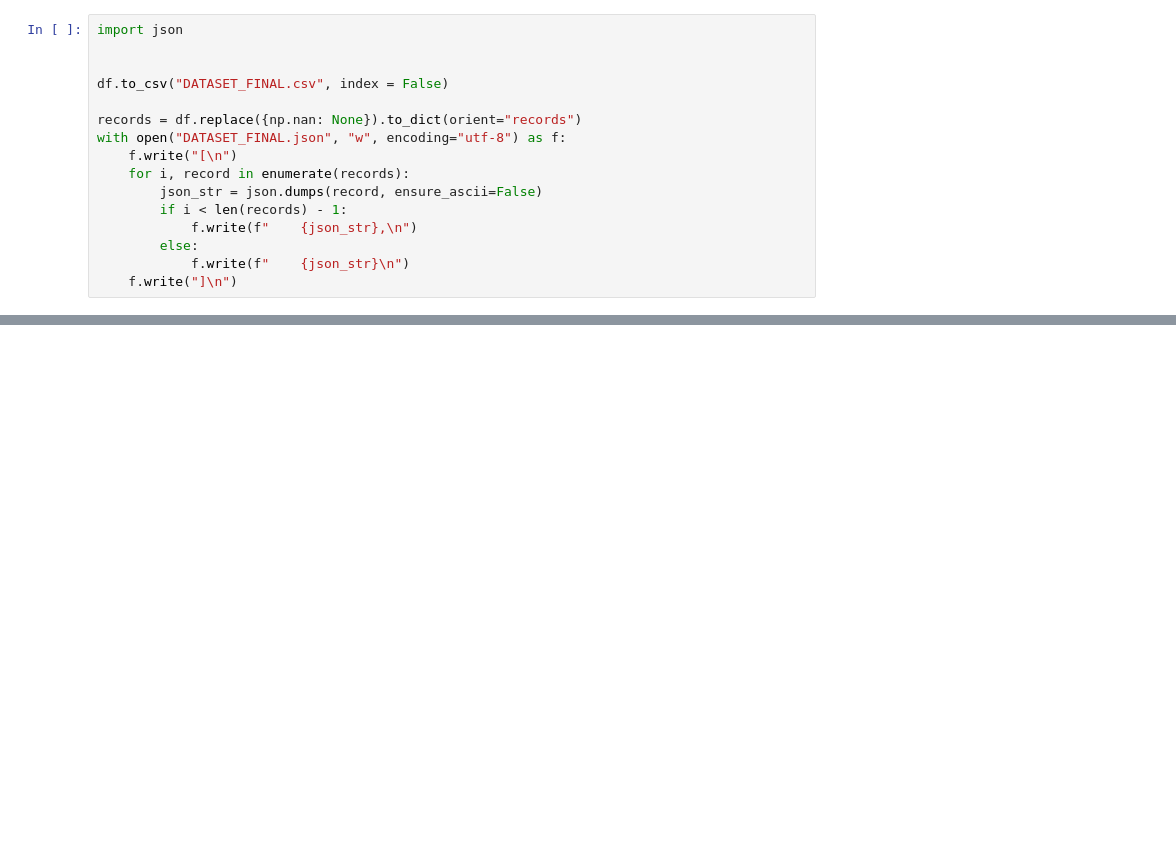
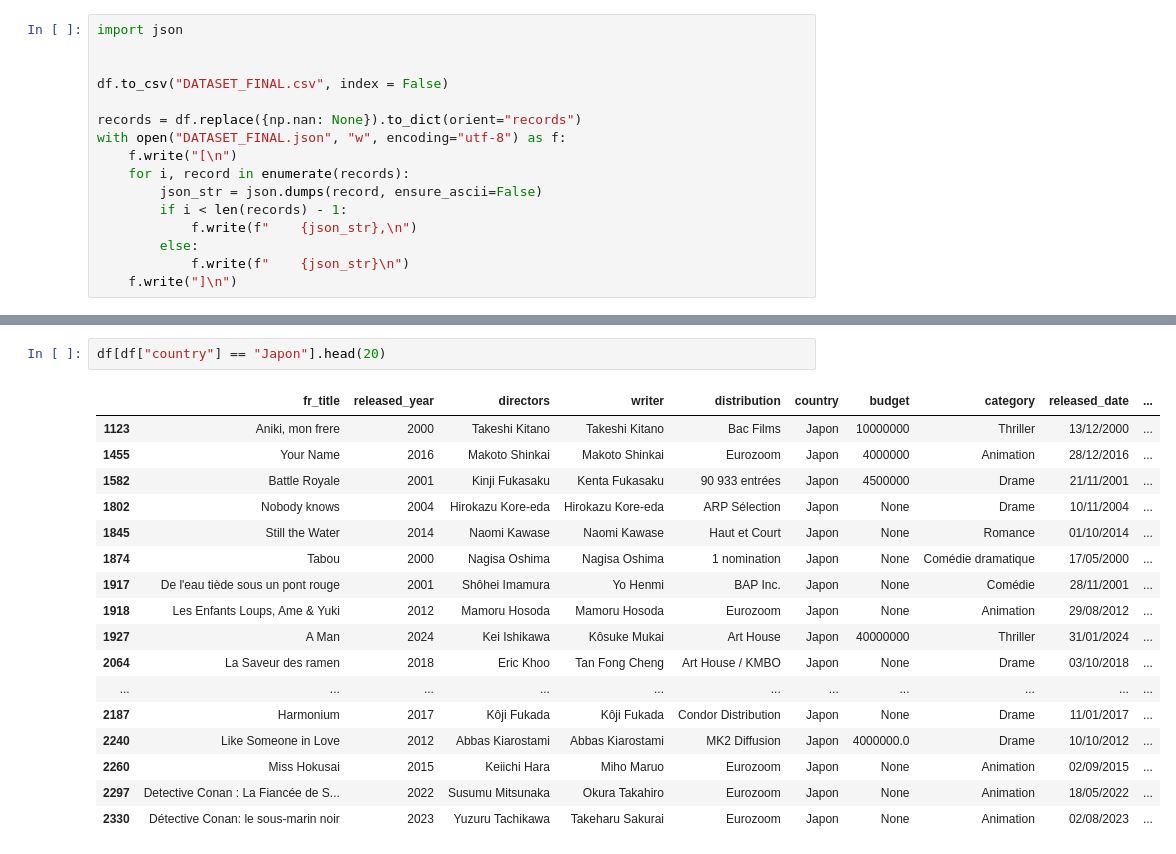
Before and after one commit to haceneZERROUK/MLrecap_Model, a Jupyter notebook: 2.data_complete.ipynb, the cells around one changed output, grey strips where cells are left out. Cells and saved outputs as stored; diff of their text form; blank space fills up the shorter version.

```diff
--- a/2.data_complete.ipynb
+++ b/2.data_complete.ipynb
@@ -297,0 +463,20 @@ with open("DATASET_FINAL.json", "w", encoding="utf-8") as f:
+# %%
+df[df["country"] == "Japon"].head(20)
+# %% [output]
+|  | fr_title | released_year | directors | writer | distribution | country | budget | category | released_date | ... |
+| 1123 | Aniki, mon frere | 2000 | Takeshi Kitano | Takeshi Kitano | Bac Films | Japon | 10000000 | Thriller | 13/12/2000 | ... |
+| 1455 | Your Name | 2016 | Makoto Shinkai | Makoto Shinkai | Eurozoom | Japon | 4000000 | Animation | 28/12/2016 | ... |
+| 1582 | Battle Royale | 2001 | Kinji Fukasaku | Kenta Fukasaku | 90 933 entrées | Japon | 4500000 | Drame | 21/11/2001 | ... |
+| 1802 | Nobody knows | 2004 | Hirokazu Kore-eda | Hirokazu Kore-eda | ARP Sélection | Japon | None | Drame | 10/11/2004 | ... |
+| 1845 | Still the Water | 2014 | Naomi Kawase | Naomi Kawase | Haut et Court | Japon | None | Romance | 01/10/2014 | ... |
+| 1874 | Tabou | 2000 | Nagisa Oshima | Nagisa Oshima | 1 nomination | Japon | None | Comédie dramatique | 17/05/2000 | ... |
+| 1917 | De l'eau tiède sous un pont rouge | 2001 | Shôhei Imamura | Yo Henmi | BAP Inc. | Japon | None | Comédie | 28/11/2001 | ... |
+| 1918 | Les Enfants Loups, Ame & Yuki | 2012 | Mamoru Hosoda | Mamoru Hosoda | Eurozoom | Japon | None | Animation | 29/08/2012 | ... |
+| 1927 | A Man | 2024 | Kei Ishikawa | Kôsuke Mukai | Art House | Japon | 40000000 | Thriller | 31/01/2024 | ... |
+| 2064 | La Saveur des ramen | 2018 | Eric Khoo | Tan Fong Cheng | Art House / KMBO | Japon | None | Drame | 03/10/2018 | ... |
+| ... | ... | ... | ... | ... | ... | ... | ... | ... | ... | ... |
+| 2187 | Harmonium | 2017 | Kôji Fukada | Kôji Fukada | Condor Distribution | Japon | None | Drame | 11/01/2017 | ... |
+| 2240 | Like Someone in Love | 2012 | Abbas Kiarostami | Abbas Kiarostami | MK2 Diffusion | Japon | 4000000.0 | Drame | 10/10/2012 | ... |
+| 2260 | Miss Hokusai | 2015 | Keiichi Hara | Miho Maruo | Eurozoom | Japon | None | Animation | 02/09/2015 | ... |
+| 2297 | Detective Conan : La Fiancée de S... | 2022 | Susumu Mitsunaka | Okura Takahiro | Eurozoom | Japon | None | Animation | 18/05/2022 | ... |
+| 2330 | Détective Conan: le sous-marin noir | 2023 | Yuzuru Tachikawa | Takeharu Sakurai | Eurozoom | Japon | None | Animation | 02/08/2023 | ... |
```
Also changed, not shown: parts of 20 cells of this notebook, 8 other files.
